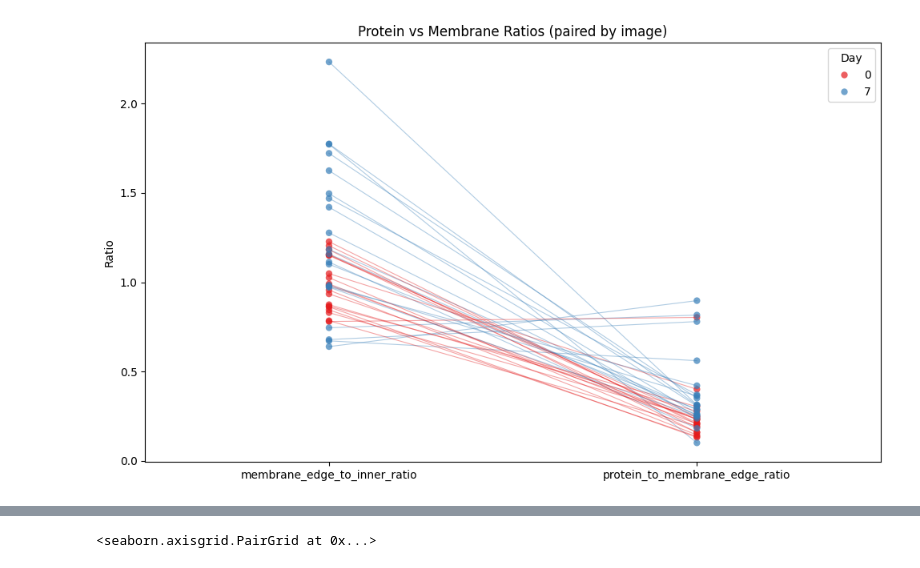
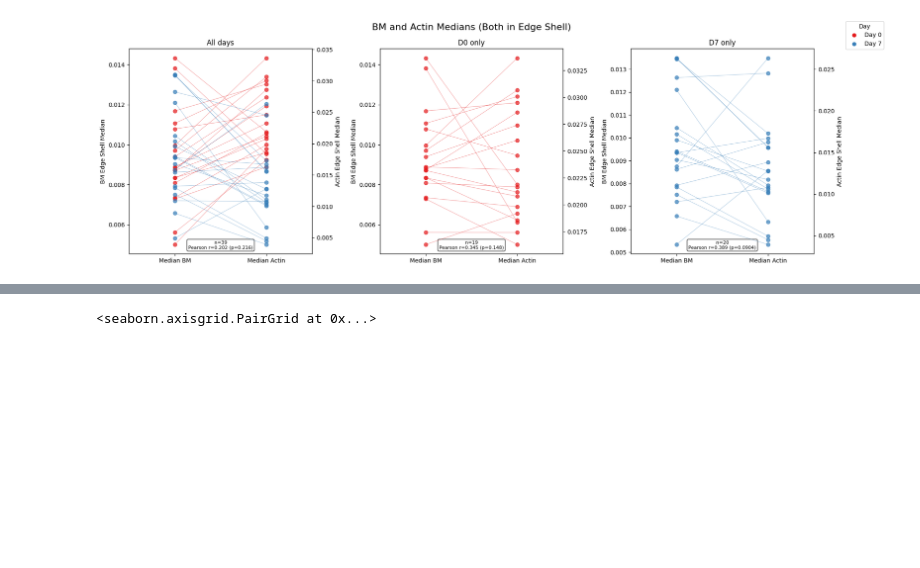
Before and after one commit to isobelth/image_quantification, a Jupyter notebook: WIP_Acinar_Code/fabianna_plot_protein_upreg.ipynb, the cells around one changed output, grey strips where cells are left out. Cells and saved outputs as stored; diff of their text form; code cells hidden in the pictures; blank space fills up the shorter version.

Commit message:
fixed filename and condition

```diff
--- a/WIP_Acinar_Code/fabianna_plot_protein_upreg.ipynb
+++ b/WIP_Acinar_Code/fabianna_plot_protein_upreg.ipynb
@@ -3,8 +3,8 @@ import pandas as pd
 import seaborn as sns
 import matplotlib.pyplot as plt
 # %%
-d0 = pd.read_csv(r"c:\Users\taylorhearn\Dropbox\Shared_With_Me\ROCKi_experiments\c3_actin_analysis_12G10_live_incubation\d0\test_outputs\actinupreg\acinar_results_membrane_upregulation.csv")
+d0 = pd.read_csv(r"c:\Users\taylorhearn\Dropbox\Shared_With_Me\ROCKi_experiments\c3_actin_analysis_12G10_live_incubation\actin_upreg_results\actin_upreg_d0\acinar_results_membrane_upregulation.csv")
 # %%
-d7 = pd.read_csv(r"c:\Users\taylorhearn\Dropbox\Shared_With_Me\ROCKi_experiments\c3_actin_analysis_12G10_live_incubation\d7\test_outputs\integrinupreg\acinar_results_membrane_upregulation.csv")
+d7 = pd.read_csv(r"c:\Users\taylorhearn\Dropbox\Shared_With_Me\ROCKi_experiments\c3_actin_analysis_12G10_live_incubation\actin_upreg_results\actin_upreg_d7\acinar_results_membrane_upregulation.csv")
 # %%
 df = pd.concat([d0, d7], ignore_index=True)
@@ -21,52 +38,63 @@ Index(['acinus_volume_um3', 'acinus_roundness', 'membrane_edge_shell_median',
       dtype='str')
 # %%
 
-# Reshape so each image has one row per metric
-plot_df = df[["filename", "day", "protein_to_membrane_edge_ratio", "membrane_edge_to_inner_ratio"]].copy()
-plot_df = plot_df.melt(
-    id_vars=["filename", "day"],
-    value_vars=["protein_to_membrane_edge_ratio", "membrane_edge_to_inner_ratio"],
-    var_name="metric",
-    value_name="ratio",
-)
-
-fig, ax = plt.subplots(figsize=(10, 6))
+from matplotlib.patches import ConnectionPatch
+from scipy import stats
 
 palette = sns.color_palette("Set1", n_colors=df["day"].nunique())
 day_colors = {d: palette[i] for i, d in enumerate(sorted(df["day"].unique()))}
 
-# Draw lines connecting paired points for each image
-for _, grp in plot_df.groupby("filename"):
-    if len(grp) == 2:
-        row = grp.sort_values("metric")
-        ax.plot(
-            row["metric"].values,
-            row["ratio"].values,
-            color=day_colors[row["day"].iloc[0]],
-            alpha=0.4,
-            linewidth=0.8,
+subsets = [("All days", df), ("D0 only", df[df["day"] == 0]), ("D7 only", df[df["day"] == 7])]
+
+fig, axes_left = plt.subplots(ncols=3, figsize=(18, 6))
+
+for idx, (title, sub_df) in enumerate(subsets):
+    ax_left = axes_left[idx]
+    ax_right = ax_left.twinx()
+
+    for _, row in sub_df.iterrows():
+        left_val = row["protein_edge_shell_median"]
+        right_val = row["membrane_edge_shell_median"]
+        color = day_colors[row["day"]]
+
+        ax_left.scatter(0, left_val, color=color, s=40, alpha=0.7, zorder=3)
+        ax_right.scatter(1, right_val, color=color, s=40, alpha=0.7, zorder=3)
+
+        con = ConnectionPatch(
+            xyA=(0, left_val), coordsA=ax_left.transData,
+            xyB=(1, right_val), coordsB=ax_right.transData,
+            color=color, alpha=0.4, linewidth=0.8,
         )
+        fig.add_artist(con)
 
-# Draw dots
-sns.stripplot(
-    data=plot_df,
-    x="metric",
-    y="ratio",
-    hue="day",
-    palette=day_colors,
-    dodge=False,
-    jitter=False,
-    size=6,
-    alpha=0.7,
-    ax=ax,
-)
+    ax_left.set_xlim(-0.5, 1.5)
+    ax_right.set_xlim(-0.5, 1.5)
+    ax_left.set_xticks([0, 1])
+    ax_left.set_xticklabels(["Median BM", "Median Actin"])
+    ax_left.set_ylabel("BM Edge Shell Median")
+    ax_right.set_ylabel("Actin Edge Shell Median")
 
-ax.set_xlabel("")
-ax.set_ylabel("Ratio")
-ax.set_title("Protein vs Membrane Ratios (paired by image)")
-ax.legend(title="Day")
+    # Stats for this subset
+    x = sub_df["protein_edge_shell_median"].dropna()
+    y = sub_df["membrane_edge_shell_median"].dropna()
+    common = x.index.intersection(y.index)
+    if len(common) >= 3:
+        r, p = stats.pearsonr(x[common], y[common])
+        stat_text = f"n={len(common)}\nPearson r={r:.3f} (p={p:.3g})"
+    else:
+        stat_text = f"n={len(common)} (too few for stats)"
+    ax_left.text(0.5, 0.02, stat_text, transform=ax_left.transAxes,
+                 ha="center", va="bottom", fontsize=8,
+                 bbox=dict(boxstyle="round,pad=0.3", fc="white", alpha=0.8))
+    ax_left.set_title(title)
+
+# Shared legend
+handles = [plt.Line2D([0], [0], marker='o', color='w', markerfacecolor=c, markersize=8, label=f"Day {d}")
+           for d, c in day_colors.items()]
+fig.legend(handles=handles, title="Day", loc="upper right", bbox_to_anchor=(1.05, 1))
+plt.suptitle("BM and Actin Medians (Both in Edge Shell)", fontsize=16)
 plt.tight_layout()
 plt.show()
 # %% [output]
-[figure, old version]
+[figure, new version]
 # %%
```
Also changed, not shown: parts of 5 cells of this notebook, 2 other files.
